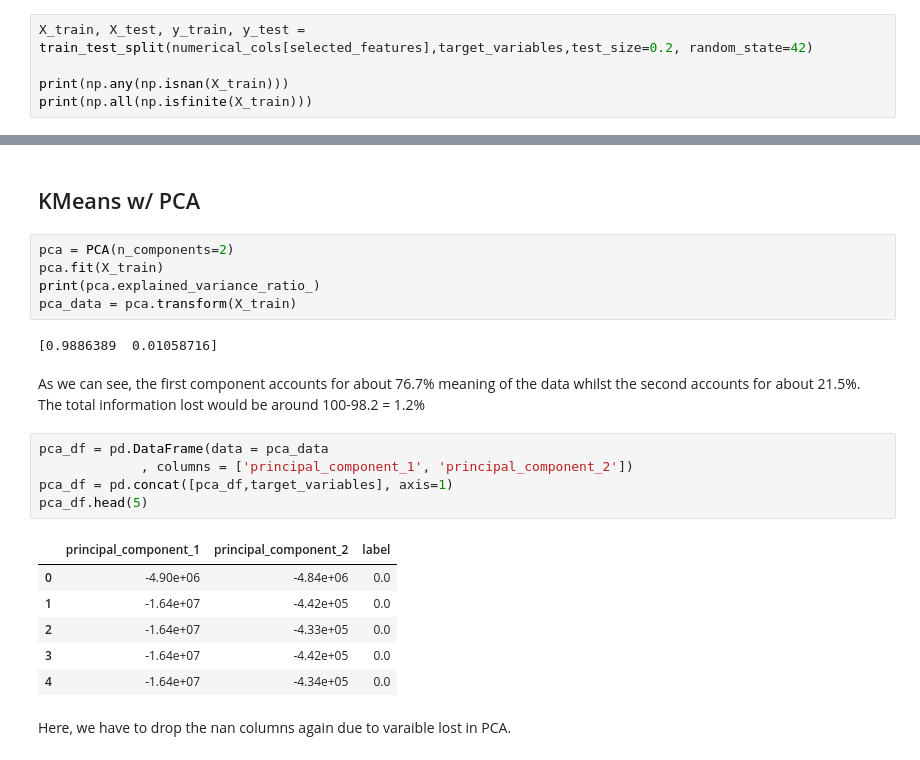
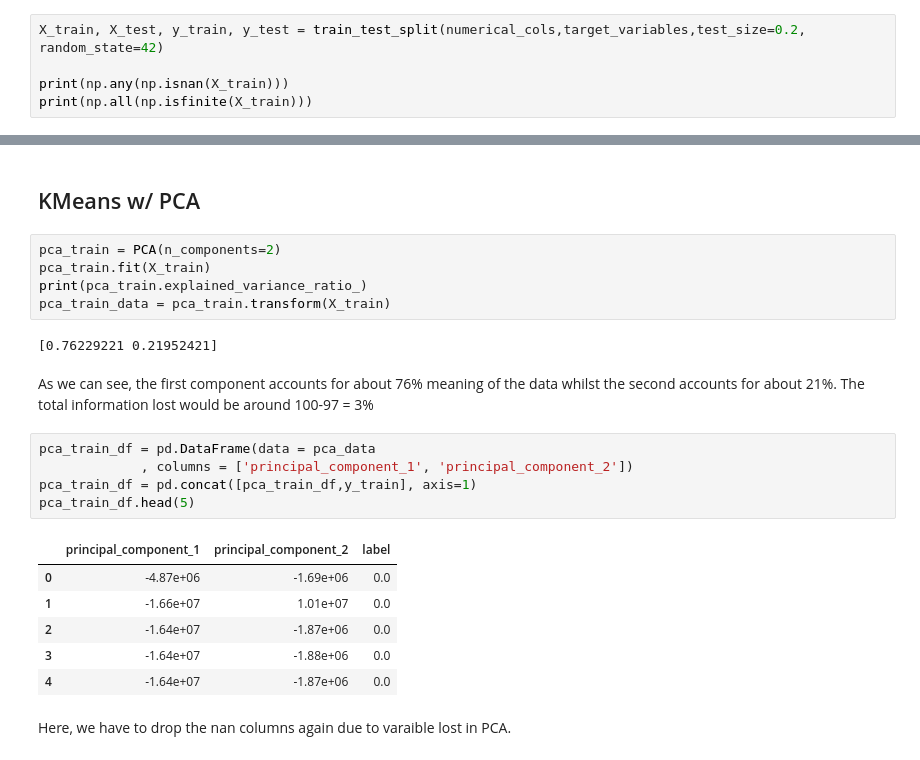
Before and after one commit to j-csc/ids_dl, a Jupyter notebook: POC.ipynb, the cells around one changed output, grey strips where cells are left out. Cells and saved outputs as stored; diff of their text form.

```diff
--- a/POC.ipynb
+++ b/POC.ipynb
@@ -262,5 +264,5 @@ Now that we've trimmed down the features to 45, we can start fitting them in dif
 # %%
-X_train, X_test, y_train, y_test = train_test_split(numerical_cols[selected_features],target_variables,test_size=0.2, random_state=42)
+X_train, X_test, y_train, y_test = train_test_split(numerical_cols,target_variables,test_size=0.2, random_state=42)
 
 print(np.any(np.isnan(X_train)))
 print(np.all(np.isfinite(X_train)))
@@ -270,26 +272,26 @@ True
 # %% [markdown]
 ## KMeans w/ PCA
 # %%
-pca = PCA(n_components=2)
-pca.fit(X_train)
-print(pca.explained_variance_ratio_)
-pca_data = pca.transform(X_train)
+pca_train = PCA(n_components=2)
+pca_train.fit(X_train)
+print(pca_train.explained_variance_ratio_)
+pca_train_data = pca_train.transform(X_train)
 # %% [output]
-[0.9886389  0.01058716]
+[0.76229221 0.21952421]
 # %% [markdown]
-As we can see, the first component accounts for about 76.7% meaning of the data whilst the second accounts for about 21.5%. The total information lost would be around 100-98.2 = 1.2%
+As we can see, the first component accounts for about 76% meaning of the data whilst the second accounts for about 21%. The total information lost would be around 100-97 = 3%
 # %%
-pca_df = pd.DataFrame(data = pca_data
+pca_train_df = pd.DataFrame(data = pca_data
              , columns = ['principal_component_1', 'principal_component_2'])
-pca_df = pd.concat([pca_df,target_variables], axis=1)
-pca_df.head(5)
+pca_train_df = pd.concat([pca_train_df,y_train], axis=1)
+pca_train_df.head(5)
 # %% [output]
 |  | principal_component_1 | principal_component_2 | label |
-| 0 | -4.90e+06 | -4.84e+06 | 0.0 |
-| 1 | -1.64e+07 | -4.42e+05 | 0.0 |
-| 2 | -1.64e+07 | -4.33e+05 | 0.0 |
-| 3 | -1.64e+07 | -4.42e+05 | 0.0 |
-| 4 | -1.64e+07 | -4.34e+05 | 0.0 |
+| 0 | -4.87e+06 | -1.69e+06 | 0.0 |
+| 1 | -1.66e+07 | 1.01e+07 | 0.0 |
+| 2 | -1.64e+07 | -1.87e+06 | 0.0 |
+| 3 | -1.64e+07 | -1.88e+06 | 0.0 |
+| 4 | -1.64e+07 | -1.87e+06 | 0.0 |
 # %% [markdown]
 Here, we have to drop the nan columns again due to varaible lost in PCA.
 # %%
```
Also changed, not shown: parts of 16 cells of this notebook.
